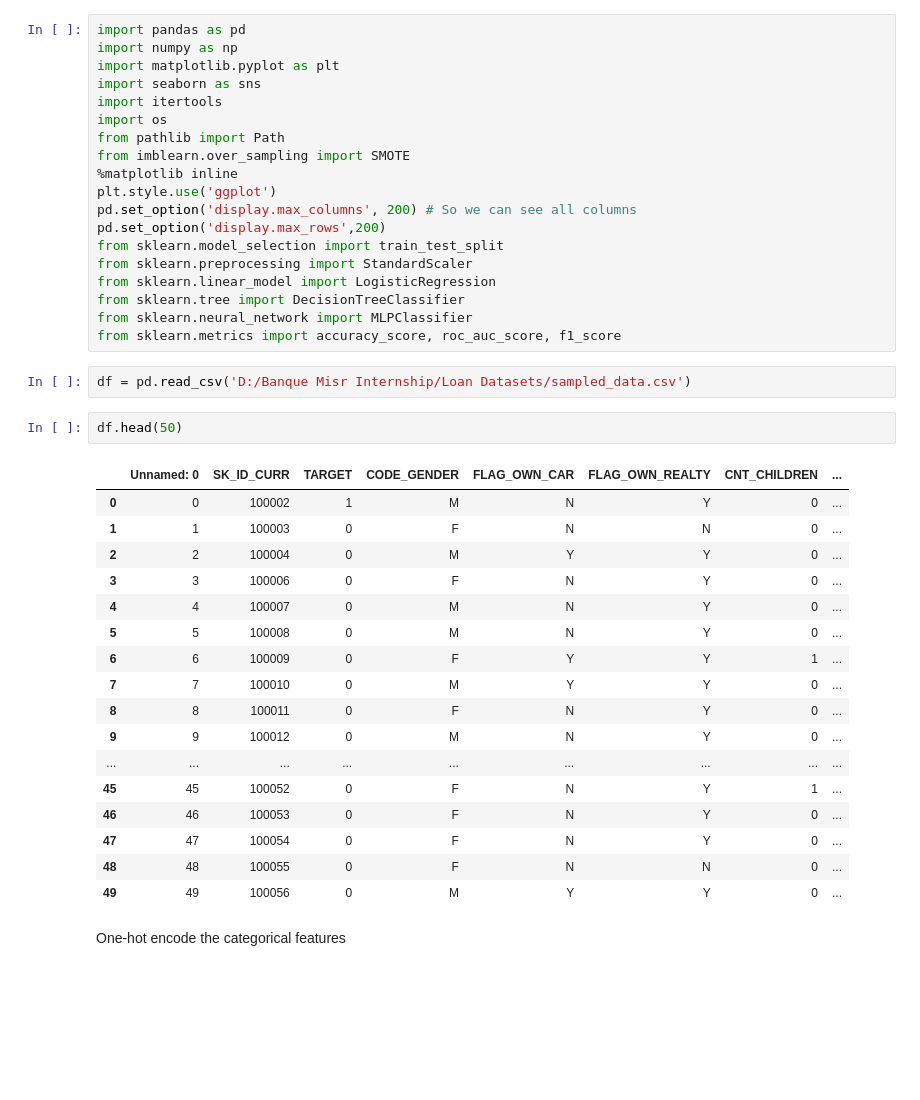
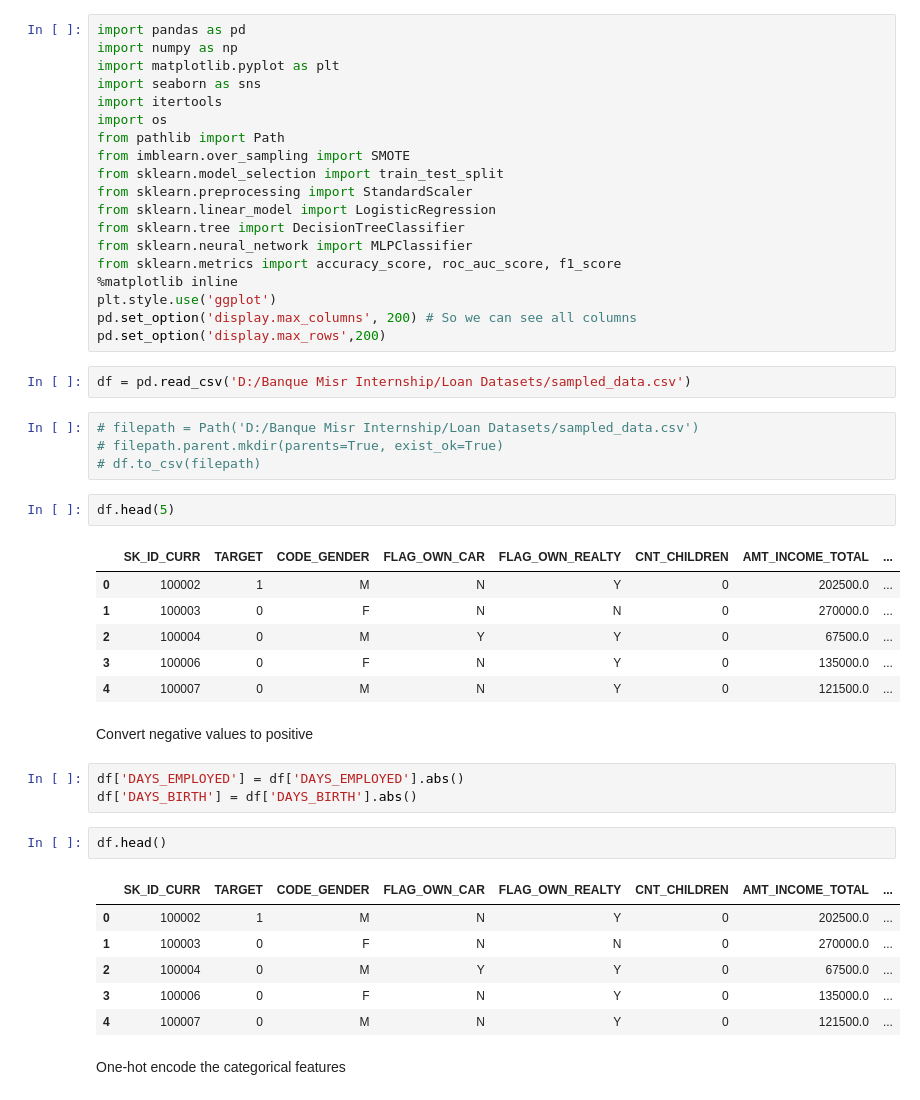
Before and after one commit to mohameedamrr/loan-defaulter-prediction, a Jupyter notebook: Test Notebooks/data-processing-init.ipynb, the cells around one changed output. Saved outputs shown, nothing was run; the diff lists cells and outputs as text; blank space fills up the shorter version.

```diff
--- a/Test Notebooks/data-processing-init.ipynb
+++ b/Test Notebooks/data-processing-init.ipynb
@@ -7,38 +7,45 @@ import itertools
 import os
 from pathlib import Path
 from imblearn.over_sampling import SMOTE
-%matplotlib inline
-plt.style.use('ggplot')
-pd.set_option('display.max_columns', 200) # So we can see all columns
-pd.set_option('display.max_rows',200)
 from sklearn.model_selection import train_test_split
 from sklearn.preprocessing import StandardScaler
 from sklearn.linear_model import LogisticRegression
 from sklearn.tree import DecisionTreeClassifier
 from sklearn.neural_network import MLPClassifier
 from sklearn.metrics import accuracy_score, roc_auc_score, f1_score
+%matplotlib inline
+plt.style.use('ggplot')
+pd.set_option('display.max_columns', 200) # So we can see all columns
+pd.set_option('display.max_rows',200)
 # %%
 df = pd.read_csv('D:/Banque Misr Internship/Loan Datasets/sampled_data.csv')
+# %%
+# filepath = Path('D:/Banque Misr Internship/Loan Datasets/sampled_data.csv')
+# filepath.parent.mkdir(parents=True, exist_ok=True)
+# df.to_csv(filepath)
+# %%
+df.head(5)
+# %% [output]
+|  | SK_ID_CURR | TARGET | CODE_GENDER | FLAG_OWN_CAR | FLAG_OWN_REALTY | CNT_CHILDREN | AMT_INCOME_TOTAL | ... |
+| 0 | 100002 | 1 | M | N | Y | 0 | 202500.0 | ... |
+| 1 | 100003 | 0 | F | N | N | 0 | 270000.0 | ... |
+| 2 | 100004 | 0 | M | Y | Y | 0 | 67500.0 | ... |
+| 3 | 100006 | 0 | F | N | Y | 0 | 135000.0 | ... |
+| 4 | 100007 | 0 | M | N | Y | 0 | 121500.0 | ... |
+# %% [markdown]
+Convert negative values to positive
+# %%
+df['DAYS_EMPLOYED'] = df['DAYS_EMPLOYED'].abs()
+df['DAYS_BIRTH'] = df['DAYS_BIRTH'].abs()
 # %%
-df.head(50)
+df.head()
 # %% [output]
-|  | Unnamed: 0 | SK_ID_CURR | TARGET | CODE_GENDER | FLAG_OWN_CAR | FLAG_OWN_REALTY | CNT_CHILDREN | ... |
-| 0 | 0 | 100002 | 1 | M | N | Y | 0 | ... |
-| 1 | 1 | 100003 | 0 | F | N | N | 0 | ... |
-| 2 | 2 | 100004 | 0 | M | Y | Y | 0 | ... |
-| 3 | 3 | 100006 | 0 | F | N | Y | 0 | ... |
-| 4 | 4 | 100007 | 0 | M | N | Y | 0 | ... |
-| 5 | 5 | 100008 | 0 | M | N | Y | 0 | ... |
-| 6 | 6 | 100009 | 0 | F | Y | Y | 1 | ... |
-| 7 | 7 | 100010 | 0 | M | Y | Y | 0 | ... |
-| 8 | 8 | 100011 | 0 | F | N | Y | 0 | ... |
-| 9 | 9 | 100012 | 0 | M | N | Y | 0 | ... |
-| ... | ... | ... | ... | ... | ... | ... | ... | ... |
-| 45 | 45 | 100052 | 0 | F | N | Y | 1 | ... |
-| 46 | 46 | 100053 | 0 | F | N | Y | 0 | ... |
-| 47 | 47 | 100054 | 0 | F | N | Y | 0 | ... |
-| 48 | 48 | 100055 | 0 | F | N | N | 0 | ... |
-| 49 | 49 | 100056 | 0 | M | Y | Y | 0 | ... |
+|  | SK_ID_CURR | TARGET | CODE_GENDER | FLAG_OWN_CAR | FLAG_OWN_REALTY | CNT_CHILDREN | AMT_INCOME_TOTAL | ... |
+| 0 | 100002 | 1 | M | N | Y | 0 | 202500.0 | ... |
+| 1 | 100003 | 0 | F | N | N | 0 | 270000.0 | ... |
+| 2 | 100004 | 0 | M | Y | Y | 0 | 67500.0 | ... |
+| 3 | 100006 | 0 | F | N | Y | 0 | 135000.0 | ... |
+| 4 | 100007 | 0 | M | N | Y | 0 | 121500.0 | ... |
 # %% [markdown]
 One-hot encode the categorical features
 # %%
```
Also changed, not shown: parts of 23 cells of this notebook.
